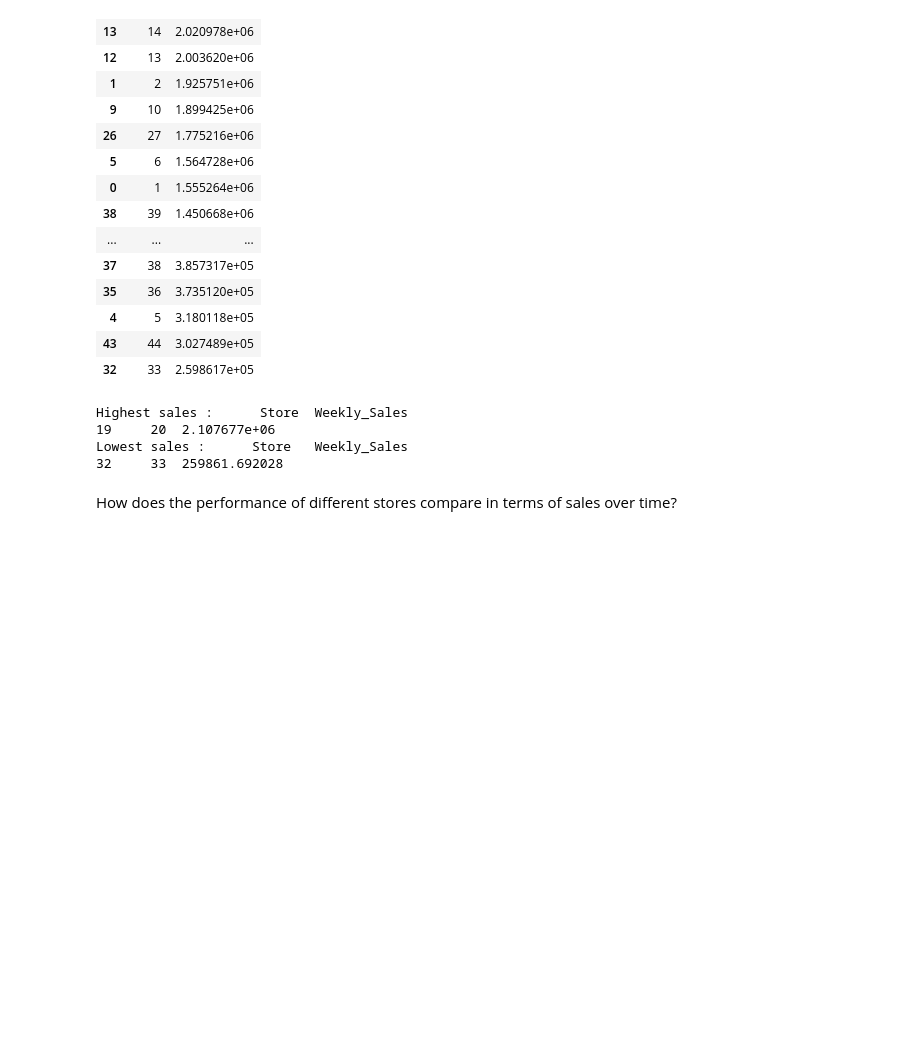
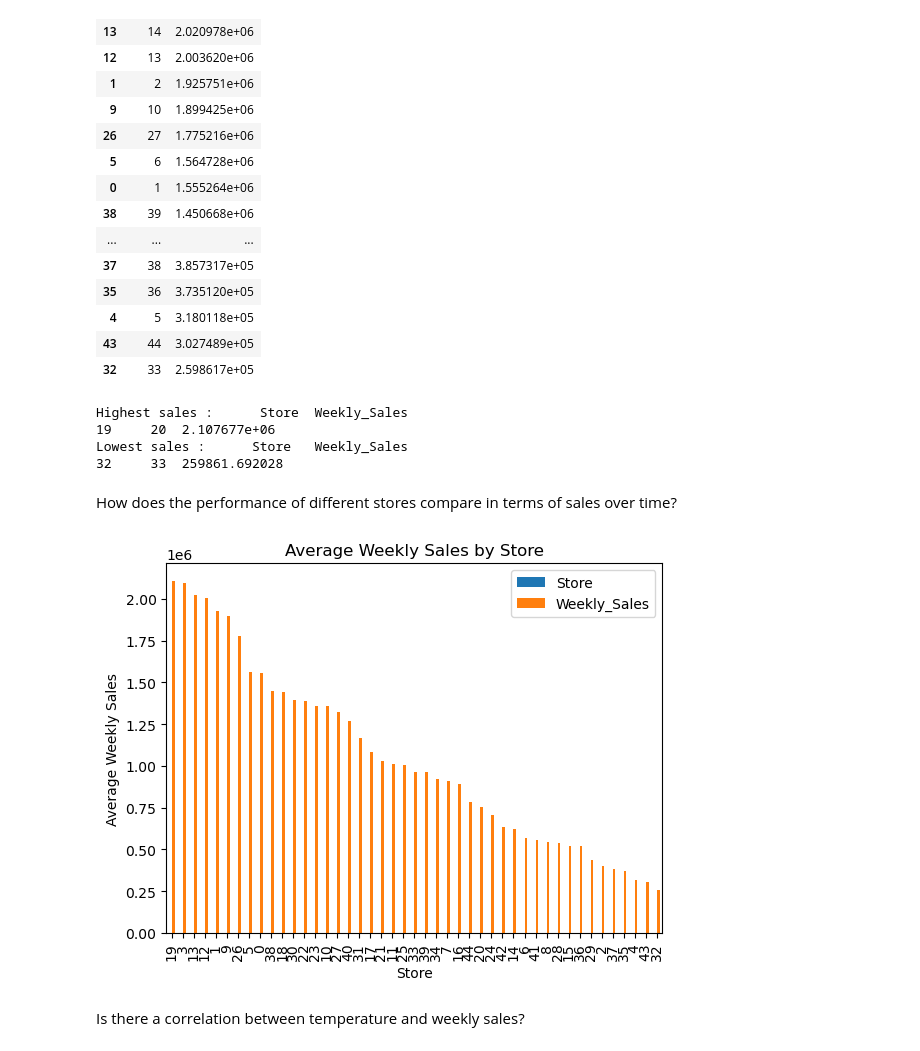
Before and after one commit to sanskrutibhole/Walmart_Sales-EDA-Practice, a Jupyter notebook: Walmart_Sales EDA.ipynb, the cells around one changed output. Drawn from its saved outputs; the diff is of its cells as text; code cells hidden in the pictures; blank space fills up the shorter version.

```diff
--- a/Walmart_Sales EDA.ipynb
+++ b/Walmart_Sales EDA.ipynb
@@ -188,0 +187,10 @@ df
+# %%
+stores_high_low.plot(kind='bar')
+plt.title('Average Weekly Sales by Store')
+plt.xlabel('Store')
+plt.ylabel('Average Weekly Sales')
+plt.show()
+# %% [output]
+[figure, added]
+# %% [markdown]
+Is there a correlation between temperature and weekly sales?
```
Also changed, not shown: parts of 19 cells of this notebook.
